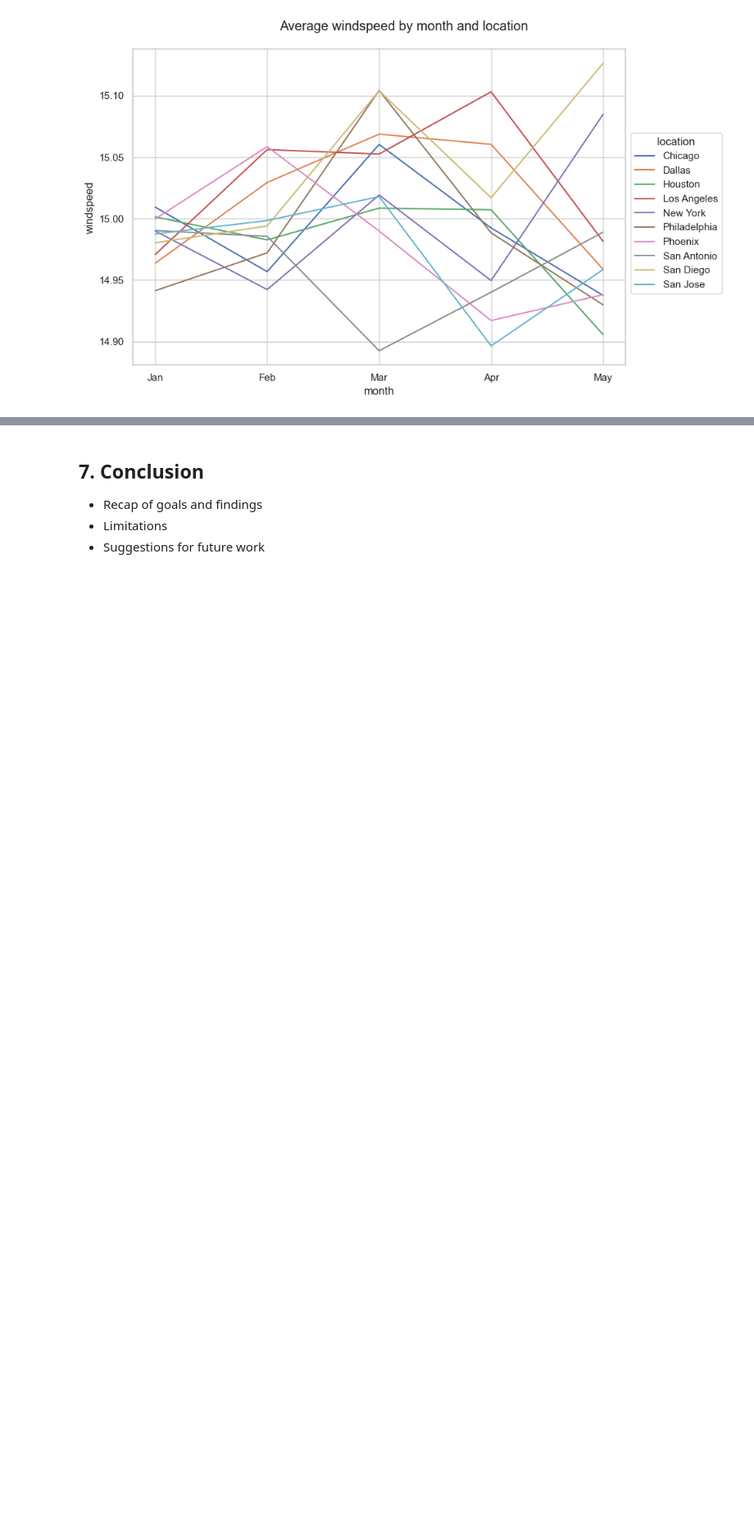
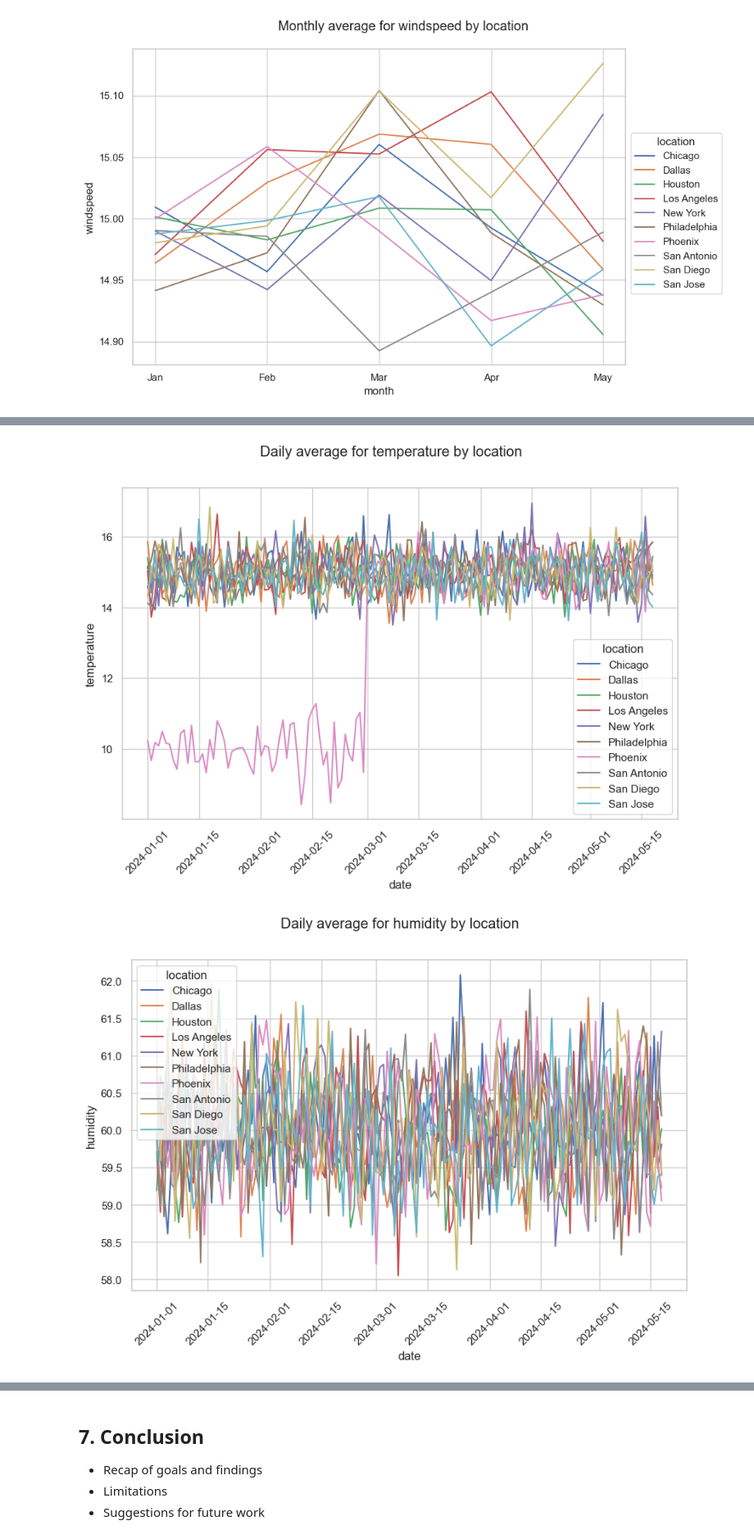
Before and after one commit to kozmik-moore/simple-weather-analysis, a Jupyter notebook: code/notebook.ipynb, the cells around one changed output, grey strips where cells are left out. Shown at 82% size. Drawn from its saved outputs; the diff is of its cells as text; code cells hidden in the pictures; blank space fills up the shorter version.

```diff
--- a/code/notebook.ipynb
+++ b/code/notebook.ipynb
@@ -368,14 +363,14 @@ x_labels = {
     4: 'Apr',
     5: 'May',
 }
-target_dir = join(images_dir, 'averages', 'month')
+target_dir = join(images_dir, 'averages', 'monthly')
 for c in weather_vars:
     fig, ax = plt.subplots()
     ax.set_xticks(list(x_labels.keys()))
     ax.set_xticklabels(list(x_labels.values()))
-    sns.lineplot(df_avg_temp, x='month', y=c, hue_order=location_order, hue='location', ax=ax)
+    sns.lineplot(df_avg_month, x='month', y=c, hue_order=location_order, hue='location', ax=ax)
     sns.move_legend(ax, 'upper left', bbox_to_anchor=(1, 0.75))
-    title = f'Average {c} by month and location'
+    title = f'Monthly average for {c} by location'
     fig.suptitle(title)
     fig.savefig(join(target_dir, f'{title}.png'), bbox_inches='tight')
     plt.tight_layout()
@@ -384,16 +379,3 @@ for c in weather_vars:
 [figure]
 [figure]
 [figure]
-# %%
-# Visualization of temperature and precipitations averages by month without Phoenix
-new_location_order = [x for x in location_order if x != 'Phoenix']
-for c in ['temperature', 'precipitation']:
-    fig, ax = plt.subplots()
-    ax.set_xticks(list(x_labels.keys()))
-    ax.set_xticklabels(list(x_labels.values()))
-    sns.lineplot(df_avg_temp, x='month', y=c, hue_order=new_location_order, hue='location', ax=ax)
-    sns.move_legend(ax, 'upper left', bbox_to_anchor=(1, 0.75))
-    title = f'Average {c} by month (without Phoenix)'
-    fig.suptitle(title)
-    fig.savefig(join(target_dir, f'{title}.png'), bbox_inches='tight')
-    plt.tight_layout()
@@ -402,0 +384,6 @@ for c in ['temperature', 'precipitation']:
+# %%
+# Create 'day' column and calculate daily averages by location
+df['date'] = df.datetime.dt.date
+df_avg_day = df.groupby(['location', 'date'])[weather_vars].agg('mean')
+print(df_avg_day.isna().sum())
+df_avg_day.head(15)
@@ -402,0 +413,14 @@ for c in ['temperature', 'precipitation']:
+# %%
+# Visualize time-series of daily averages by location
+target_dir = join(images_dir, 'averages', 'daily')
+for c in weather_vars:
+    fig, ax = plt.subplots()
+    sns.lineplot(df_avg_day, x='date', y=c, hue='location', hue_order=location_order, ax=ax)
+    plt.xticks(rotation=45)
+    title = f'Daily average for {c} by location'
+    plt.suptitle(title)
+    fig.savefig(join(target_dir, f'{title}.png'))
+    plt.show()
+# %% [output]
+[figure, added]
+[figure, added]
```
Also changed, not shown: parts of 26 cells of this notebook, 18 other files.
